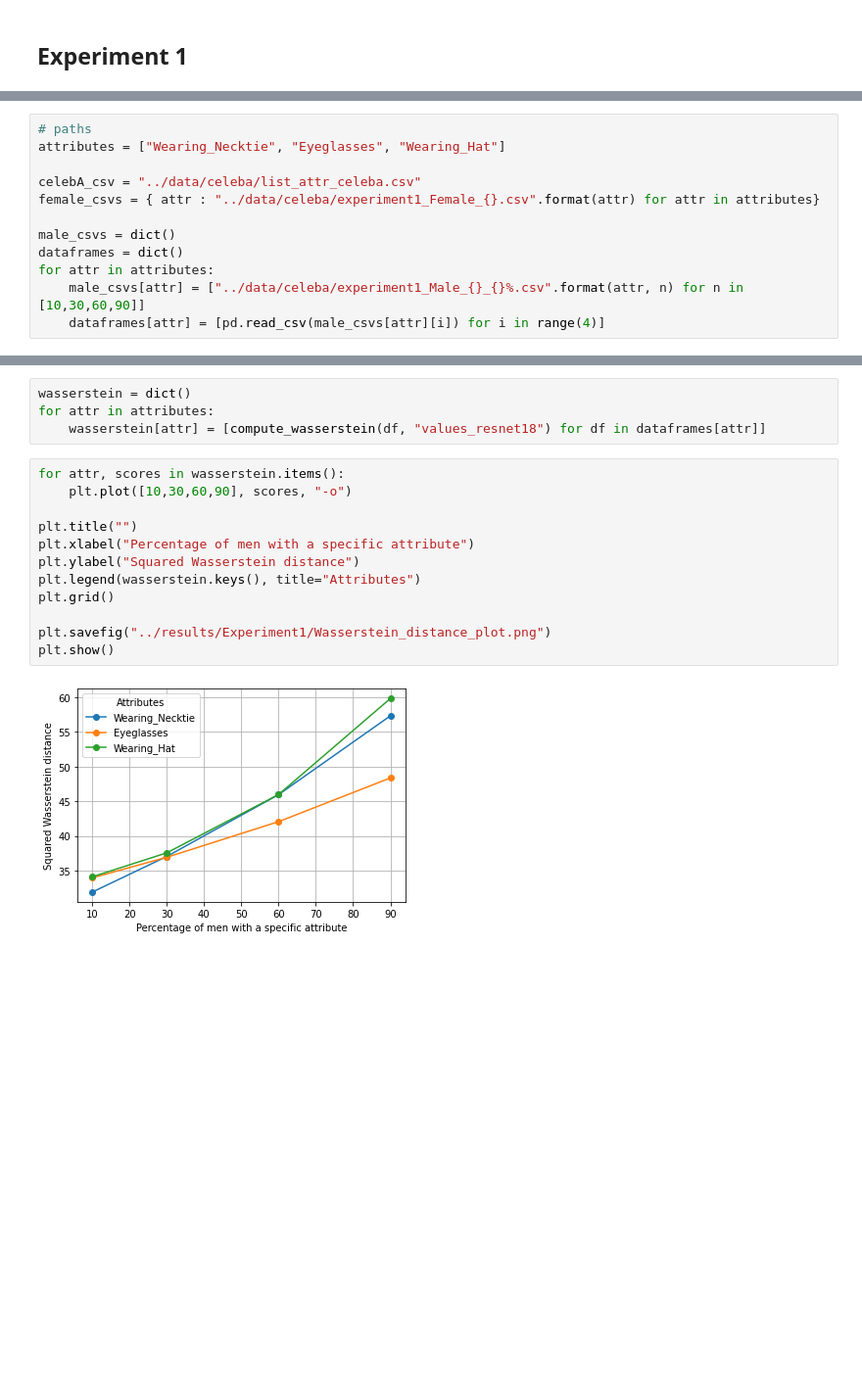
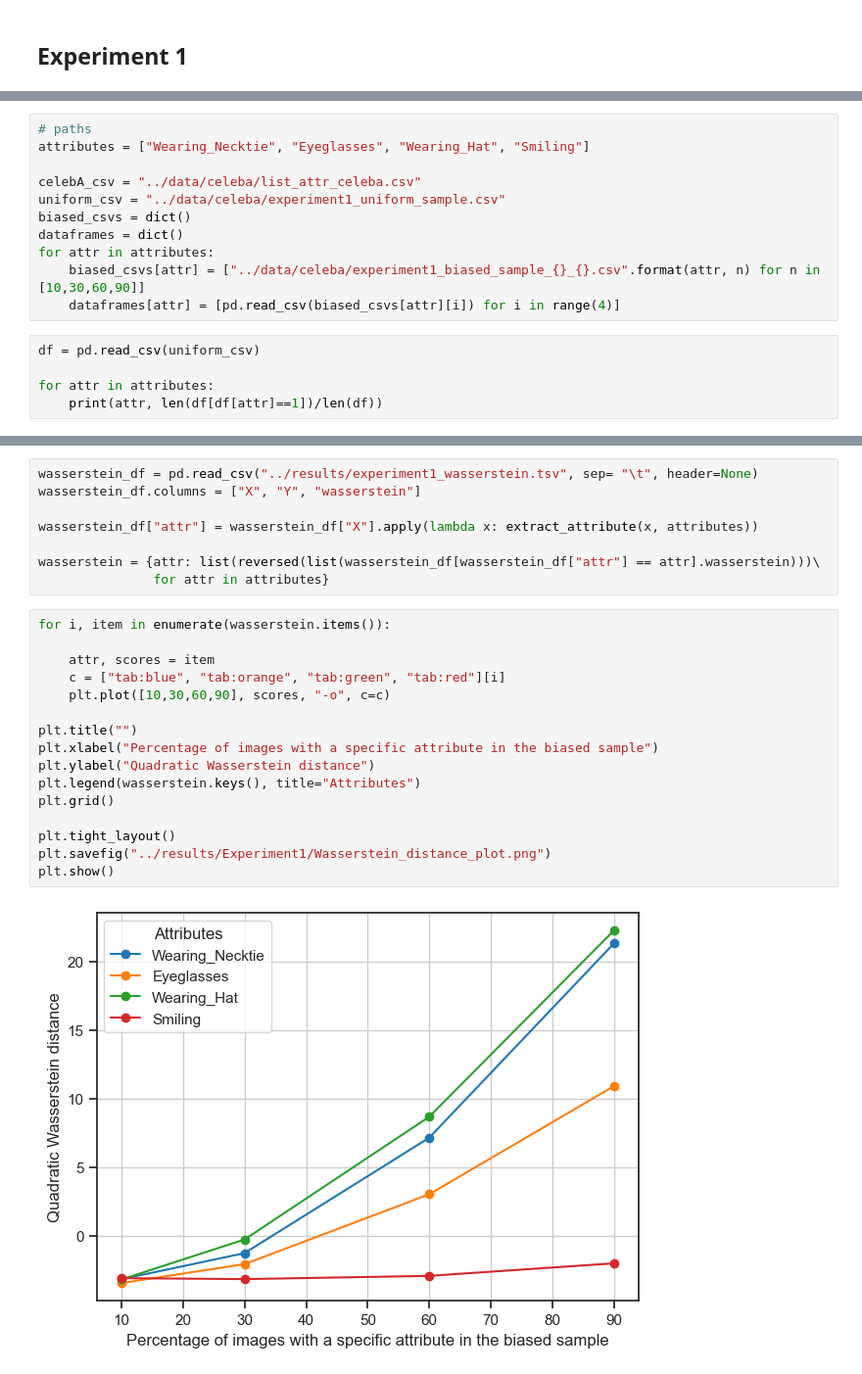
Before and after one commit to nobias-project/OT-ICNN-bias, a Jupyter notebook: notebooks/Evaluation_Experiments_CelebA.ipynb, the cells around one changed output, grey strips where cells are left out. Shown at 98% size. Drawn from its saved outputs; the diff is of its cells as text; blank space fills up the shorter version.

Commit message:
experiments

```diff
--- a/notebooks/Evaluation_Experiments_CelebA.ipynb
+++ b/notebooks/Evaluation_Experiments_CelebA.ipynb
@@ -52,13 +69,17 @@ def save_images_as_grid(path, array_img_vectors):
     display(im)
 # %%
 # paths
-attributes = ["Wearing_Necktie", "Eyeglasses", "Wearing_Hat"]
+attributes = ["Wearing_Necktie", "Eyeglasses", "Wearing_Hat", "Smiling"]
 
 celebA_csv = "../data/celeba/list_attr_celeba.csv"
-female_csvs = { attr : "../data/celeba/experiment1_Female_{}.csv".format(attr) for attr in attributes}
-
-male_csvs = dict()
+uniform_csv = "../data/celeba/experiment1_uniform_sample.csv"
+biased_csvs = dict()
 dataframes = dict()
 for attr in attributes:
-    male_csvs[attr] = ["../data/celeba/experiment1_Male_{}_{}%.csv".format(attr, n) for n in [10,30,60,90]]
-    dataframes[attr] = [pd.read_csv(male_csvs[attr][i]) for i in range(4)]
+    biased_csvs[attr] = ["../data/celeba/experiment1_biased_sample_{}_{}.csv".format(attr, n) for n in [10,30,60,90]]
+    dataframes[attr] = [pd.read_csv(biased_csvs[attr][i]) for i in range(4)]
+# %%
+df = pd.read_csv(uniform_csv)
+
+for attr in attributes:
+    print(attr, len(df[df[attr]==1])/len(df))
@@ -65,18 +93,26 @@ for attr in attributes:
 # %%
-wasserstein = dict()
-for attr in attributes:
-    wasserstein[attr] = [compute_wasserstein(df, "values_resnet18") for df in dataframes[attr]]
+wasserstein_df = pd.read_csv("../results/experiment1_wasserstein.tsv", sep= "\t", header=None)
+wasserstein_df.columns = ["X", "Y", "wasserstein"]
+
+wasserstein_df["attr"] = wasserstein_df["X"].apply(lambda x: extract_attribute(x, attributes))
+
+wasserstein = {attr: list(reversed(list(wasserstein_df[wasserstein_df["attr"] == attr].wasserstein)))\
+               for attr in attributes}
 # %%
-for attr, scores in wasserstein.items():
-    plt.plot([10,30,60,90], scores, "-o")
+for i, item in enumerate(wasserstein.items()):
+
+    attr, scores = item
+    c = ["tab:blue", "tab:orange", "tab:green", "tab:red"][i]
+    plt.plot([10,30,60,90], scores, "-o", c=c)
 
 plt.title("")
-plt.xlabel("Percentage of men with a specific attribute")
-plt.ylabel("Squared Wasserstein distance")
+plt.xlabel("Percentage of images with a specific attribute in the biased sample")
+plt.ylabel("Quadratic Wasserstein distance")
 plt.legend(wasserstein.keys(), title="Attributes")
 plt.grid()
 
+plt.tight_layout()
 plt.savefig("../results/Experiment1/Wasserstein_distance_plot.png")
 plt.show()
 # %% [output]
-[figure, old version]
+[figure, new version]
```
Also changed, not shown: parts of 49 cells of this notebook, 8 other files.
